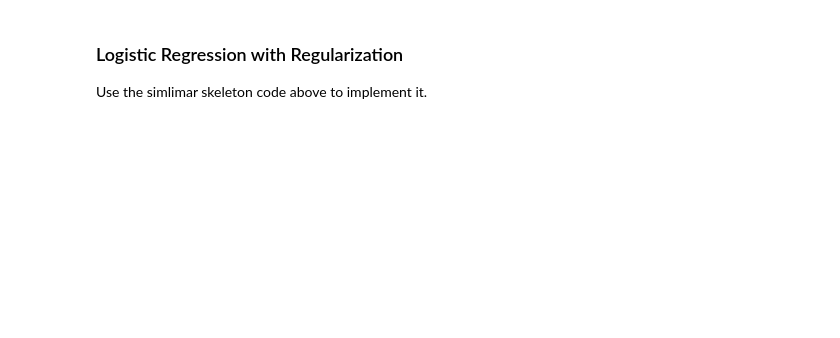
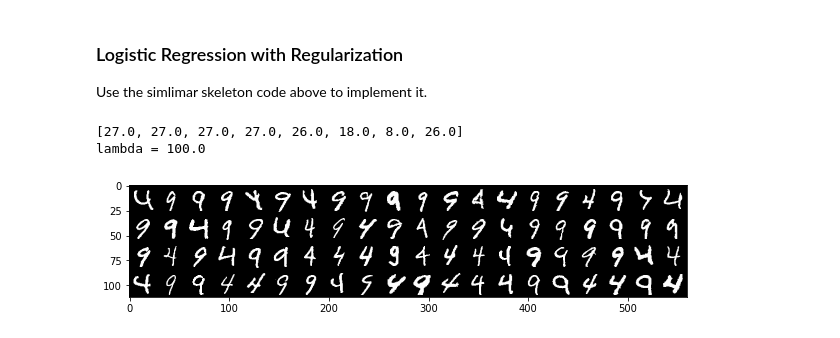
Before and after one commit to Dearkano/Data-Mining, a Jupyter notebook: dm2019summer_hw2/regularization-cross-validation/validation.ipynb, the cells around one changed output. Drawn from its saved outputs; the diff is of its cells as text; code cells hidden in the pictures; blank space fills up the shorter version.

```diff
--- a/dm2019summer_hw2/regularization-cross-validation/validation.ipynb
+++ b/dm2019summer_hw2/regularization-cross-validation/validation.ipynb
@@ -154,0 +188,64 @@ for i in range(len(lmbdas)):
+# %%
+show_digit(X)
+# Do feature normalization here
+# begin answer
+X = np.array(X, dtype=np.float)
+X_test = np.array(X_test, dtype=np.float)
+P, N = X.shape
+Pt, Nt = X_test.shape
+for i in range(P):
+    if(np.std(X[i])==0):
+        X[i] = 0
+        continue
+    X[i] = (X[i] - np.mean(X[i]))/np.std(X[i])
+for i in range(Pt):
+    if(np.std(X_test[i])==0):
+        X_test[i] = 0
+        continue
+    X_test[i] = (X_test[i] - np.mean(X_test[i])) / np.std(X_test[i])
+# end answer
+
+# Do LOOCV
+lmbdas = np.array([1e-3, 1e-2, 1e-1, 0, 1, 1e1, 1e2, 1e3])
+lmbda = 0
+L = len(lmbdas)
+E = np.zeros(len(lmbdas))
+ws = np.zeros((P + 1, L))
+E_val_min = float('inf')
+b = np.ones((1, N))
+x = np.vstack((b, X))
+bt = np.ones((1, Nt))
+xt = np.vstack((bt, X_test))
+y = y[0]
+
+from logistic_r import logistic_r
+
+lmbdas = np.array([1e-3, 1e-2, 1e-1, 0, 1, 1e1, 1e2, 1e3])
+lmbda = 0
+E_val_min = float('inf')
+for i in range(len(lmbdas)):
+    E_val = 0
+    for j in range(X.shape[1]):
+        X_ = np.delete(x, j, axis=1)  # take point j out of X
+        y_ = np.delete(y, j, axis=0)
+        w = logistic_r(X_, y_, lmbdas[i])
+        a = np.array([x[:, j]])
+        f = np.dot(w.T, a.T)
+        g = np.dot(f, y[j])
+        if  g <= 0:
+             E_val = E_val + 1
+    E[i] = E_val
+
+    # Update lmbda according validation error
+    # begin answer
+    # end answer
+
+# Compute training error
+E = np.array(E).tolist()
+print(E)
+index = E.index(min(E))
+print('lambda = {}'.format(lmbdas[index]))
+# %% [output]
+[27.0, 27.0, 27.0, 27.0, 26.0, 18.0, 8.0, 26.0]
+lambda = 100.0
+[figure, added]
```
Also changed, not shown: parts of 4 cells of this notebook, 5 other files.
